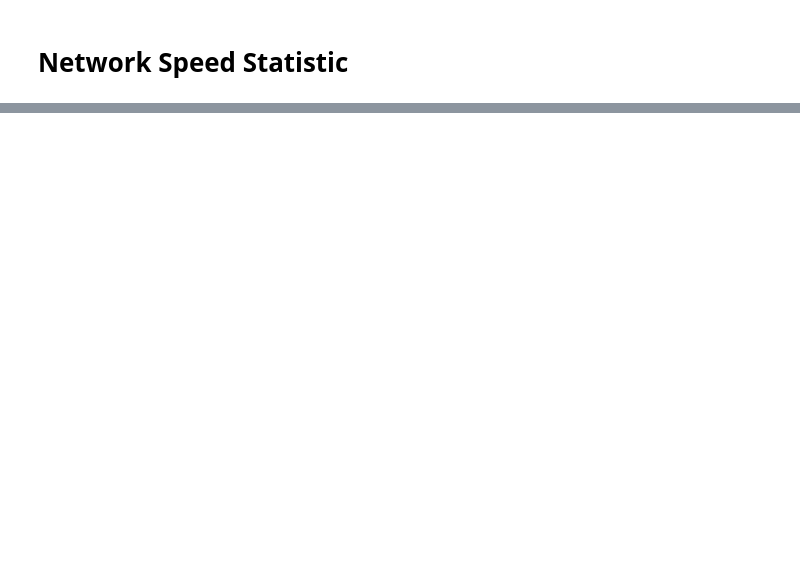
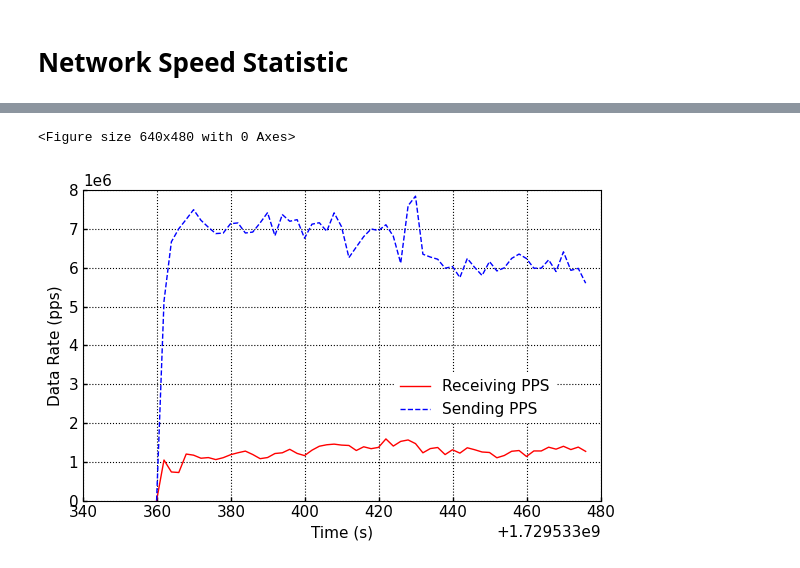
Before and after one commit to zhihao1998/ChamaleoNet, a Jupyter notebook: analysis/pkt_process_time.ipynb, the cells around one changed output, grey strips where cells are left out. Saved outputs shown, nothing was run; the diff lists cells and outputs as text; code cells hidden in the pictures; blank space fills up the shorter version.

```diff
--- a/analysis/pkt_process_time.ipynb
+++ b/analysis/pkt_process_time.ipynb
@@ -258,0 +298,12 @@ fastplot.plot([
+# %%
+fastplot.plot([
+    # ('Sending Speed', (send_speed_df['time'], send_speed_df['tx_speed'])),
+              ('Receiving PPS', (net_stat_df['time'], net_stat_df['packets_recv'])),
+              ('Sending PPS', (net_stat_df['time'], net_stat_df['packets_sent']))],
+                None,
+                mode='line_multi',
+                legend=True, legend_loc=[0.6, 0.25],
+                figsize=(6, 4), grid=True,
+                xlabel='Time (s)',
+                ylabel='Data Rate (pps)')
+# %% [output]
@@ -258,0 +311,2 @@ fastplot.plot([
+<Figure size 640x480 with 0 Axes>
+[figure, added]
```
Also changed, not shown: parts of 15 cells of this notebook, 11 other files.
